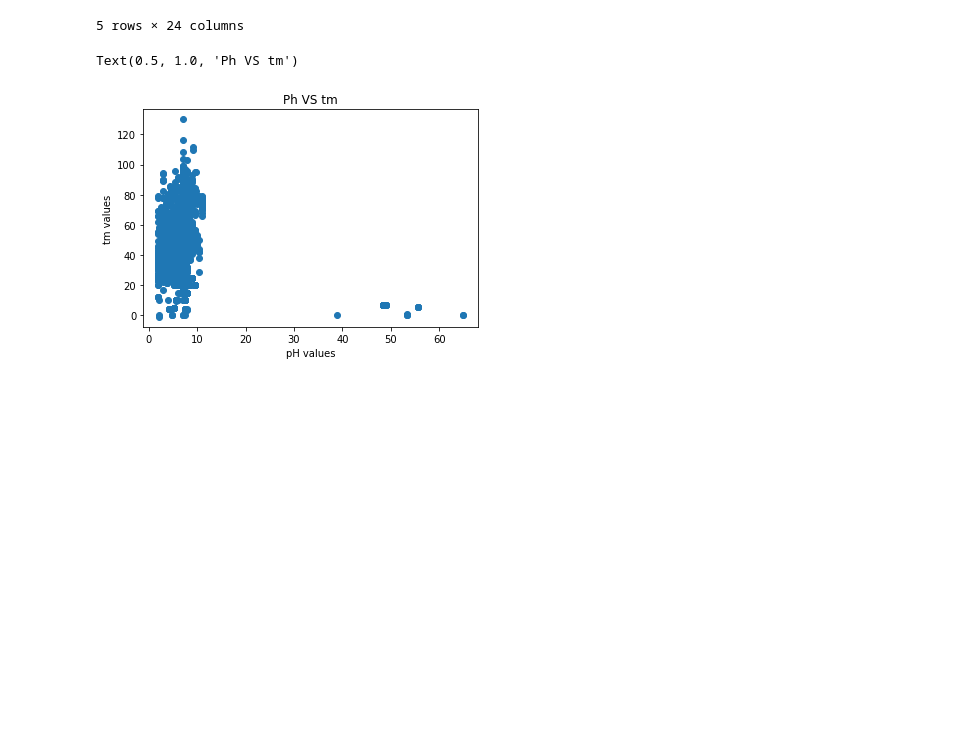
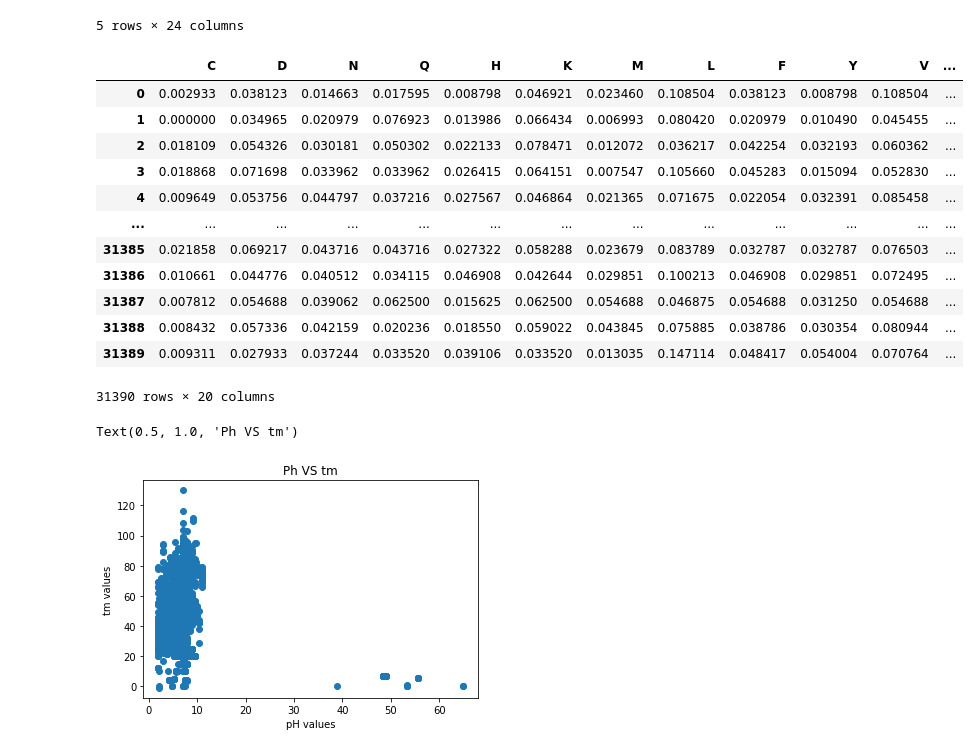
Before and after one commit to ishaan9006/Enzyme-stability-prediction, a Jupyter notebook: train.ipynb, the cells around one changed output. Drawn from its saved outputs; the diff is of its cells as text; code cells hidden in the pictures; blank space fills up the shorter version.

```diff
--- a/train.ipynb
+++ b/train.ipynb
@@ -55,6 +55,22 @@ data.head()
 | 3 | 3 | AAASGLRTAIPAQPLRHLLQPAPRPCLRPFGLL... | 7.0 | 47.2 | 0.018868 | 0.071698 | 0.033962 | 0.033962 | 0.026415 | 0.064151 | ... |
 | 4 | 4 | AAATKSGPRRQSQGASVRTFTPFYFLVEPVDTL... | 7.0 | 49.5 | 0.009649 | 0.053756 | 0.044797 | 0.037216 | 0.027567 | 0.046864 | ... |
 5 rows × 24 columns
+# %%
+aminos = data.drop(['seq_id', 'pH', 'protein_sequence', 'tm'], axis=1)
+# %% [output]
+|  | C | D | N | Q | H | K | M | L | F | Y | V | ... |
+| 0 | 0.002933 | 0.038123 | 0.014663 | 0.017595 | 0.008798 | 0.046921 | 0.023460 | 0.108504 | 0.038123 | 0.008798 | 0.108504 | ... |
+| 1 | 0.000000 | 0.034965 | 0.020979 | 0.076923 | 0.013986 | 0.066434 | 0.006993 | 0.080420 | 0.020979 | 0.010490 | 0.045455 | ... |
+| 2 | 0.018109 | 0.054326 | 0.030181 | 0.050302 | 0.022133 | 0.078471 | 0.012072 | 0.036217 | 0.042254 | 0.032193 | 0.060362 | ... |
+| 3 | 0.018868 | 0.071698 | 0.033962 | 0.033962 | 0.026415 | 0.064151 | 0.007547 | 0.105660 | 0.045283 | 0.015094 | 0.052830 | ... |
+| 4 | 0.009649 | 0.053756 | 0.044797 | 0.037216 | 0.027567 | 0.046864 | 0.021365 | 0.071675 | 0.022054 | 0.032391 | 0.085458 | ... |
+| ... | ... | ... | ... | ... | ... | ... | ... | ... | ... | ... | ... | ... |
+| 31385 | 0.021858 | 0.069217 | 0.043716 | 0.043716 | 0.027322 | 0.058288 | 0.023679 | 0.083789 | 0.032787 | 0.032787 | 0.076503 | ... |
+| 31386 | 0.010661 | 0.044776 | 0.040512 | 0.034115 | 0.046908 | 0.042644 | 0.029851 | 0.100213 | 0.046908 | 0.029851 | 0.072495 | ... |
+| 31387 | 0.007812 | 0.054688 | 0.039062 | 0.062500 | 0.015625 | 0.062500 | 0.054688 | 0.046875 | 0.054688 | 0.031250 | 0.054688 | ... |
+| 31388 | 0.008432 | 0.057336 | 0.042159 | 0.020236 | 0.018550 | 0.059022 | 0.043845 | 0.075885 | 0.038786 | 0.030354 | 0.080944 | ... |
+| 31389 | 0.009311 | 0.027933 | 0.037244 | 0.033520 | 0.039106 | 0.033520 | 0.013035 | 0.147114 | 0.048417 | 0.054004 | 0.070764 | ... |
+31390 rows × 20 columns
 # %%
 # Plotting the relation between pH and tm
 
```
Also changed, not shown: parts of 10 cells of this notebook.
